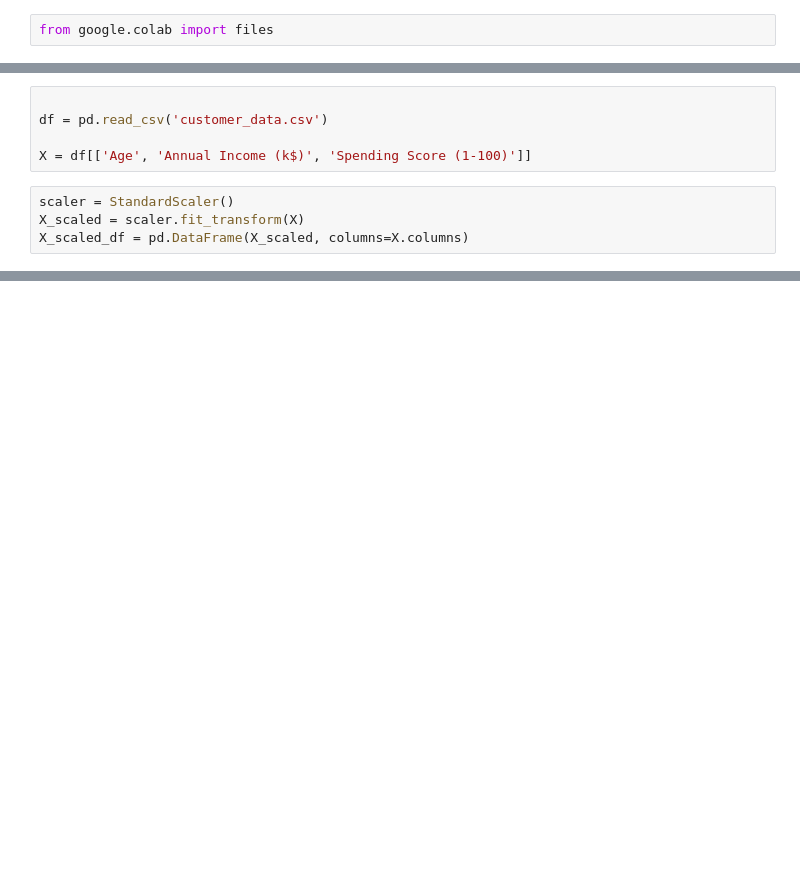
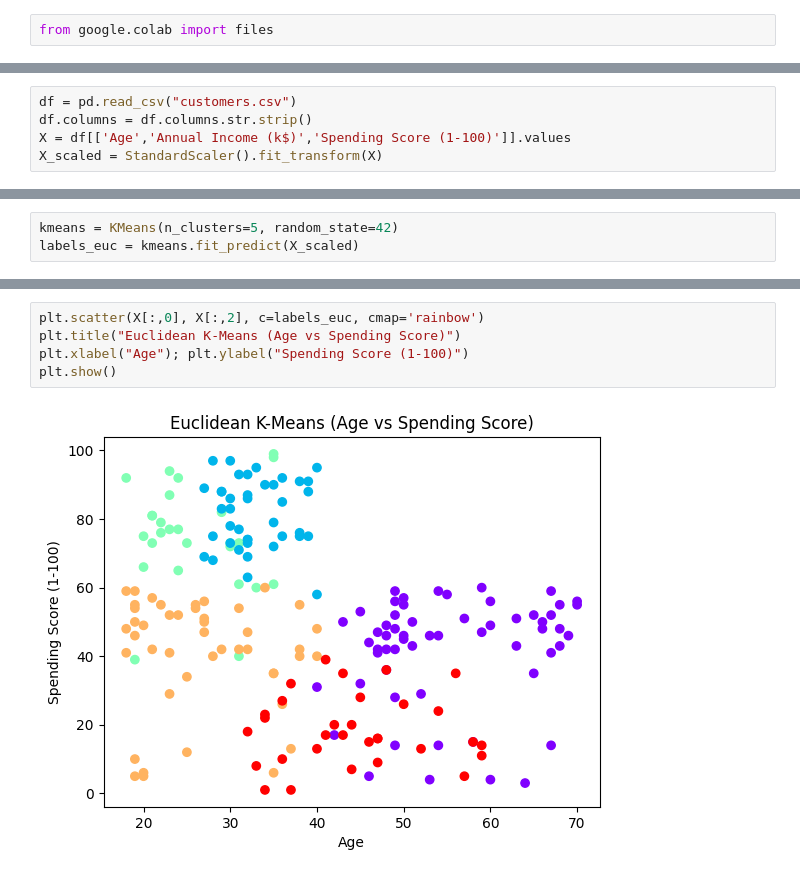
Before and after one commit to sydas13/ML_Lab_Codes, a Jupyter notebook: Question13.ipynb, the cells around one changed output, grey strips where cells are left out. Cells and saved outputs as stored; diff of their text form; blank space fills up the shorter version.

```diff
--- a/Question13.ipynb
+++ b/Question13.ipynb
@@ -17,9 +18,5 @@ Saving customer_data.csv to customer_data (4).csv
 # %%
-
-df = pd.read_csv('customer_data.csv')
-
-X = df[['Age', 'Annual Income (k$)', 'Spending Score (1-100)']]
+df = pd.read_csv("customers.csv")
+df.columns = df.columns.str.strip()
+X = df[['Age','Annual Income (k$)','Spending Score (1-100)']].values
+X_scaled = StandardScaler().fit_transform(X)
-# %%
-scaler = StandardScaler()
-X_scaled = scaler.fit_transform(X)
-X_scaled_df = pd.DataFrame(X_scaled, columns=X.columns)
@@ -107,0 +23,3 @@ plt.close()
+# %%
+kmeans = KMeans(n_clusters=5, random_state=42)
+labels_euc = kmeans.fit_predict(X_scaled)
@@ -107,0 +51,7 @@ plt.close()
+# %%
+plt.scatter(X[:,0], X[:,2], c=labels_euc, cmap='rainbow')
+plt.title("Euclidean K-Means (Age vs Spending Score)")
+plt.xlabel("Age"); plt.ylabel("Spending Score (1-100)")
+plt.show()
+# %% [output]
+[figure, added]
```
Also changed, not shown: parts of 17 cells of this notebook.
